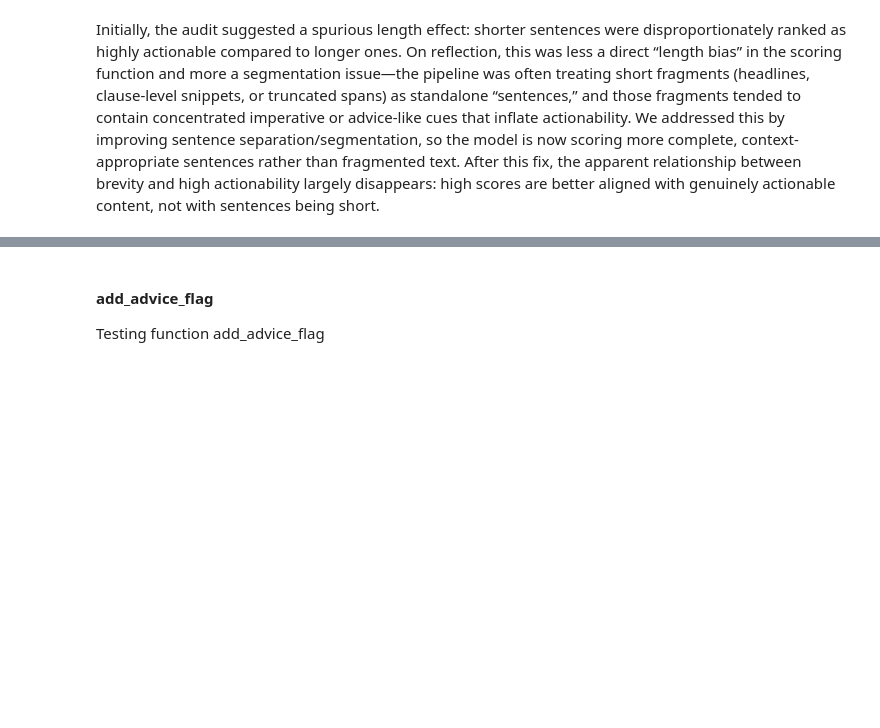
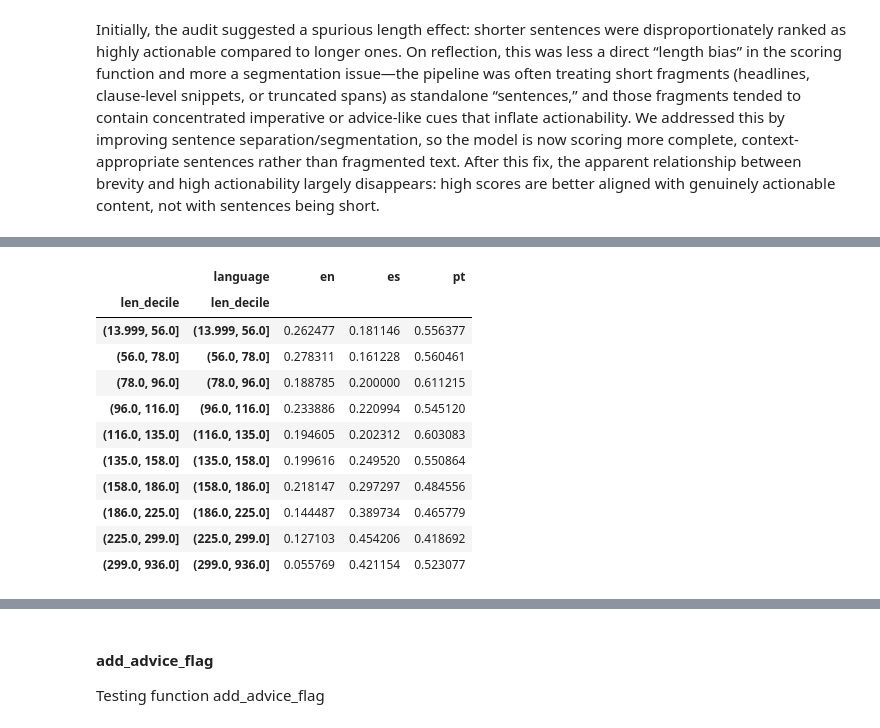
Before and after one commit to Lenap0911/NLP-model, a Jupyter notebook: nlp/actionability_tester.ipynb, the cells around one changed output, grey strips where cells are left out. Saved outputs shown, nothing was run; the diff lists cells and outputs as text; code cells hidden in the pictures; blank space fills up the shorter version.

```diff
--- a/nlp/actionability_tester.ipynb
+++ b/nlp/actionability_tester.ipynb
@@ -576,0 +577,38 @@ plt.show()
+# %%
+# language mix by length decile
+prob_col = "actionability_probability"
+text_col = "sentence"
+lang_col = "language"
+
+df_tmp = df_out[[prob_col, text_col, lang_col]].copy()
+df_tmp[prob_col] = pd.to_numeric(df_tmp[prob_col], errors="coerce")
+df_tmp[text_col] = df_tmp[text_col].fillna("").astype(str)
+df_tmp[lang_col] = df_tmp[lang_col].astype(str).str.strip().str.lower()
+df_tmp = df_tmp.dropna(subset=[prob_col])
+
+df_tmp["char_len"] = df_tmp[text_col].str.len()
+df_tmp = df_tmp[df_tmp["char_len"] > 0].copy()
+df_tmp["len_decile"] = pd.qcut(df_tmp["char_len"], q=10, duplicates="drop")
+
+mix = (
+    df_tmp.groupby(["len_decile", lang_col])
+    .size()
+    .groupby(level=0)
+    .apply(lambda s: s / s.sum())
+    .unstack(lang_col)
+    .fillna(0)
+)
+display(mix)
+# %% [output]
+|  | language | en | es | pt |
+| len_decile | len_decile |  |  |  |
+| (13.999, 56.0] | (13.999, 56.0] | 0.262477 | 0.181146 | 0.556377 |
+| (56.0, 78.0] | (56.0, 78.0] | 0.278311 | 0.161228 | 0.560461 |
+| (78.0, 96.0] | (78.0, 96.0] | 0.188785 | 0.200000 | 0.611215 |
+| (96.0, 116.0] | (96.0, 116.0] | 0.233886 | 0.220994 | 0.545120 |
+| (116.0, 135.0] | (116.0, 135.0] | 0.194605 | 0.202312 | 0.603083 |
+| (135.0, 158.0] | (135.0, 158.0] | 0.199616 | 0.249520 | 0.550864 |
+| (158.0, 186.0] | (158.0, 186.0] | 0.218147 | 0.297297 | 0.484556 |
+| (186.0, 225.0] | (186.0, 225.0] | 0.144487 | 0.389734 | 0.465779 |
+| (225.0, 299.0] | (225.0, 299.0] | 0.127103 | 0.454206 | 0.418692 |
+| (299.0, 936.0] | (299.0, 936.0] | 0.055769 | 0.421154 | 0.523077 |
```
Also changed, not shown: parts of 8 cells of this notebook, 5 other files.
